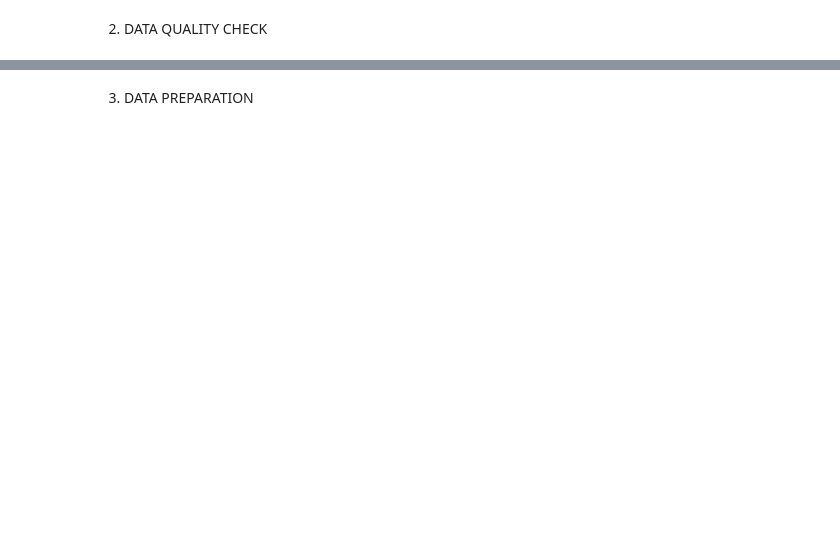
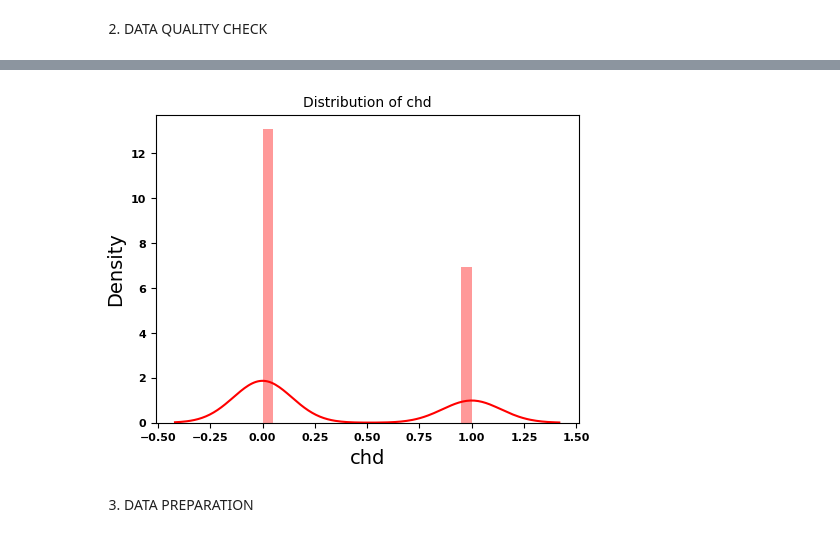
Before and after one commit to GPUK79/data-science-portfolio, a Jupyter notebook: o3_RandomForestForClassification.ipynb, the cells around one changed output, grey strips where cells are left out. Drawn from its saved outputs; the diff is of its cells as text; code cells hidden in the pictures; blank space fills up the shorter version.

Commit message:
Updated Random Forest script

```diff
--- a/o3_RandomForestForClassification.ipynb
+++ b/o3_RandomForestForClassification.ipynb
@@ -94,0 +98,94 @@ memory usage: 39.7+ KB
+# %%
+df = pd.read_csv("Heart.txt", index_col=0)
+df['familiarity'] = np.where(df['famhist'] == "Absent",0,np.where(df['famhist'] == "Present",1,-1))
+
+df = df.drop(columns=['famhist'], axis=1)
+
+df['TrainTestFlag'] = 0
+df.iloc[pd.Series(df.index).sample(frac=0.5, random_state=1234), df.columns.get_loc('TrainTestFlag')] = 1
+
+# Check for exact duplicates
+print("Checking duplicates")
+print(df.duplicated(keep=False).sum())
+print("")
+# Univariate Analysis
+print("Univariate Analysis")
+chars = df.columns
+
+d = pd.DataFrame(index = [0],columns=['Feature','Feature Type','# Records',"# Zero's","% Zero's","# Missing","% Missing","Minimum", "Mean", "Median", "Maximum", "Skewness","Kurtosis","Normality (p > 0.05)"])
+d.to_csv('univariateAnalysis.csv')
+
+notApplicable = "N/A"
+for z in range(len(chars)):
+    a = pd.read_csv('univariateAnalysis.csv',index_col=0)
+    if(df[chars[z]].dtype !='object'):
+        k2, p = stats.normaltest(df[chars[z]])
+        dd = pd.DataFrame({'Feature':[chars[z]],
+                            'Feature Type':df[chars[z]].dtype,
+                            "# Records":len(df),
+                            "# Zero's": (df[chars[z]] == 0).sum(),
+                            "% Zero's" : round((df[chars[z]] == 0).sum()/df.size*100,2),
+                            "# Missing" : (df[chars[z]].isna()).sum(),
+                            "% Missing" : round((df[chars[z]].isna()).sum()/df.size*100,2),
+                            "Minimum" : round(df[chars[z]].min(),2),
+                            "Mean" : round(df[chars[z]].mean(),2),
+                            "Median" : round(df[chars[z]].median(),2),
+                            "Maximum" : round(df[chars[z]].max(),2),
+                            "Skewness" : round(df[chars[z]].skew(),2), #Positive Skewness -> LEFT SKEW -> -> Threshold is -0.5 < x < 0.5
+                            "Kurtosis" : round(df[chars[z]].kurt(),2), #Negative Kurtosis -> FAT TAILS -> -> Threshold is 3
+                            "Normality (p > 0.05)" : round(p,3)}
+                            )
+        s = pd.concat([a, dd])
+        s = s.dropna()
+        s.to_csv('univariateAnalysis.csv')
+
+    else:
+        dd = pd.DataFrame({'Feature':[chars[z]],
+                    'Feature Type':df[chars[z]].dtype,
+                    "# Records": len(df),
+                    "# Zero's": (df[chars[z]] == 0).sum(),
+                    "% Zero's" : round((df[chars[z]] == 0).sum()/len(df)*100,1),
+                    "# Missing" : (df[chars[z]].isna()).sum(),
+                    "% Missing" : round((df[chars[z]].isna()).sum()/df.size*100,1),
+                    "Minimum" : [notApplicable],
+                    "Mean" : [notApplicable],
+                    "Median" : [notApplicable],
+                    "Maximum" : [notApplicable],
+                    "Skewness" : [notApplicable],
+                    "Kurtosis" : [notApplicable],
+                    "Normality (p > 0.05)" : [notApplicable]}
+                    )
+
+        s = pd.concat([a, dd])
+        s = s.dropna()
+        s.to_csv('univariateAnalysis.csv')
+display(s)
+print("")
+
+
+# Distribution of target variable
+f= plt.figure(figsize=(12,4))
+ax=f.add_subplot(121)
+ax.tick_params(axis='both', which='major', labelsize=8)
+sns.distplot(df['chd'],bins=20,color='r',ax=ax)
+ax.set_title('Distribution of chd',fontsize = 10)
+
+
+
+#Split Train vs Test -> 50% vs 50%
+train = df.loc[df['TrainTestFlag'] == 1]
+test = df.loc[df['TrainTestFlag'] == 0]
+
+
+# Correlation
+# Do I need to remove correlated features?
+# The short answer is no. It does not affect prediction accuracy.
+# But do correlation anaylysis anyway.
+
+print("")
+print("Train Sample - Correlation Analysis")
+ds = train.drop(columns=['TrainTestFlag'], axis=1)
+corr = ds.corr()
+display(corr.style.background_gradient(cmap='coolwarm'))
+print("")
+# %% [output]
@@ -95,2 +220,3 @@ memory usage: 39.7+ KB
+[figure, added]
 # %% [markdown]
 3. DATA PREPARATION
```
Also changed, not shown: parts of 16 cells of this notebook.
